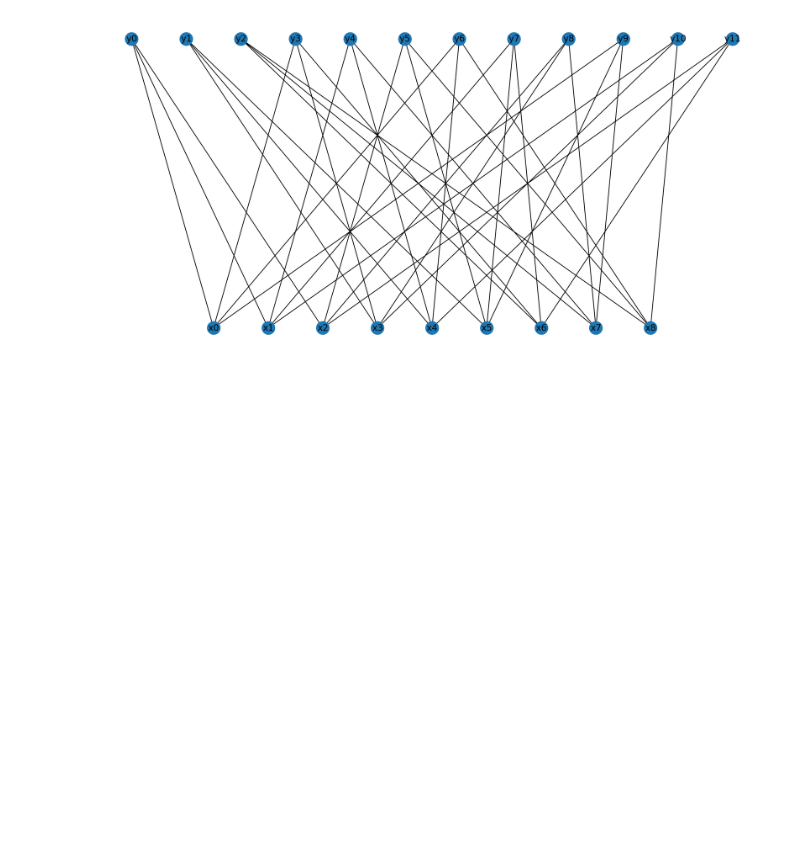
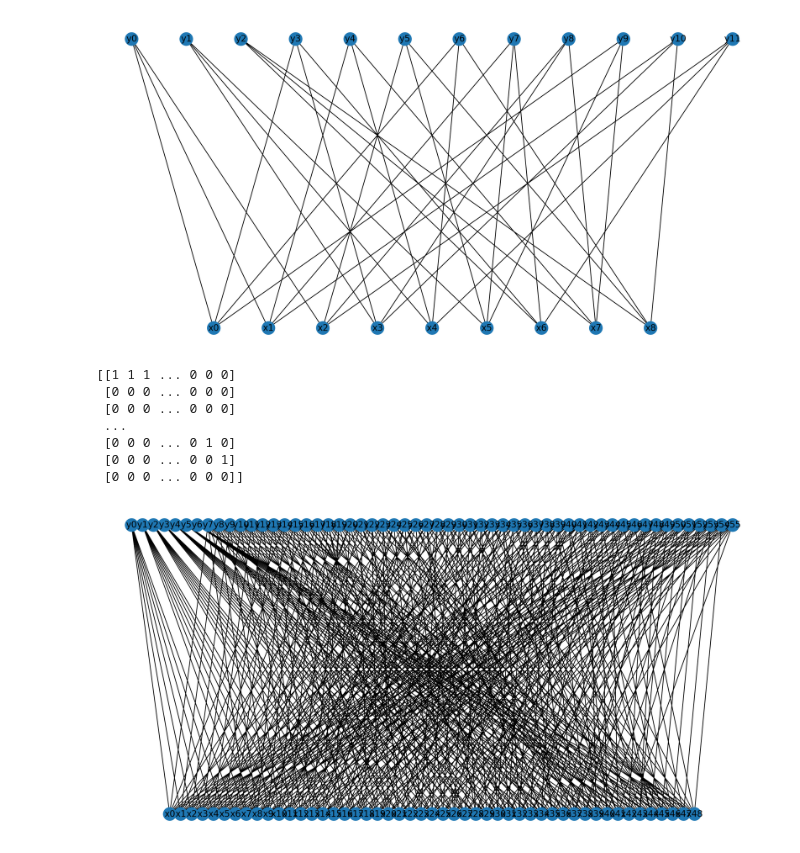
Before and after one commit to iid2019/iddl, a Jupyter notebook: bibd_visualization.ipynb, the cells around one changed output. Cells and saved outputs as stored; diff of their text form; code cells hidden in the pictures; blank space fills up the shorter version.

Commit message:
Encapsulates a function for plotting bibd bipartite graphs.

```diff
--- a/bibd_visualization.ipynb
+++ b/bibd_visualization.ipynb
@@ -98,3 +97,14 @@ plot_bibd(3)
  [0 1 0 1 0 0 0 0 1]
  [0 0 1 0 1 0 1 0 0]]
 [figure]
+# %%
+plot_bibd(7)
+# %% [output]
+[[1 1 1 ... 0 0 0]
+ [0 0 0 ... 0 0 0]
+ [0 0 0 ... 0 0 0]
+ ...
+ [0 0 0 ... 0 1 0]
+ [0 0 0 ... 0 0 1]
+ [0 0 0 ... 0 0 0]]
+[figure, added]
```
Also changed, not shown: parts of 1 cell of this notebook.
